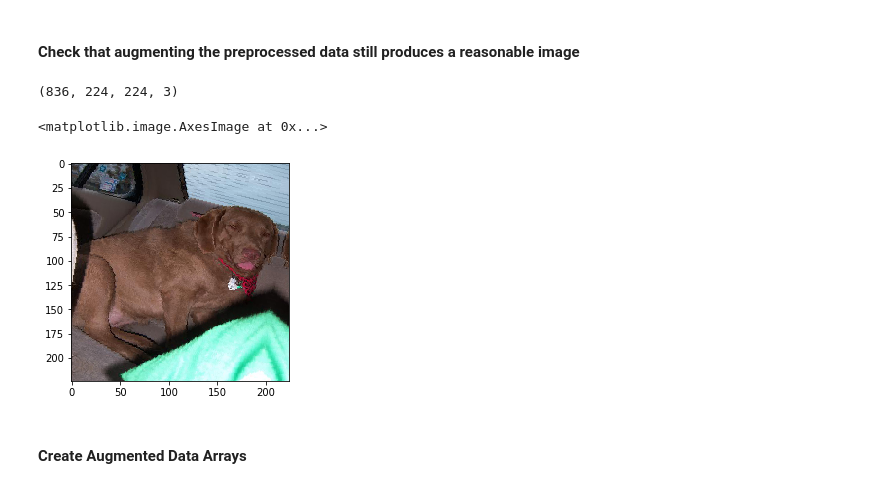
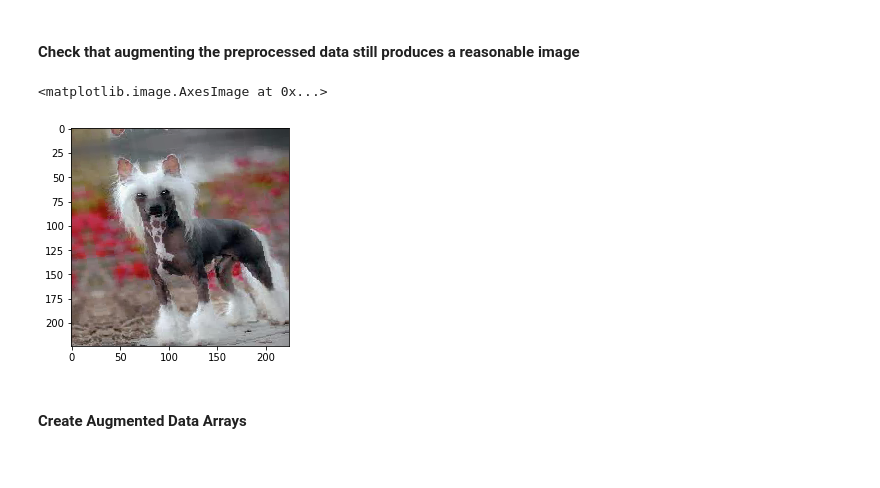
Before and after one commit to cidelab/dog-breed-classifier, a Jupyter notebook: dog_project_workbook.ipynb, the cells around one changed output. Drawn from its saved outputs; the diff is of its cells as text; code cells hidden in the pictures.

```diff
--- a/dog_project_workbook.ipynb
+++ b/dog_project_workbook.ipynb
@@ -146,9 +153,9 @@ def load_dataset(path):
     return dog_files, dog_targets
 
 # load train, test, and validation datasets
-breed_train_files, breed_train_targets = load_dataset('dogImages/train')
-breed_valid_files, breed_valid_targets = load_dataset('dogImages/valid')
-breed_test_files, breed_test_targets = load_dataset('dogImages/test')
+breed_train_files, breed_train_labels = load_dataset('dogImages/train')
+breed_valid_files, breed_valid_labels = load_dataset('dogImages/valid')
+breed_test_files, breed_test_labels = load_dataset('dogImages/test')
 
 # load list of dog names
 dog_names = [item[20:-1] for item in sorted(glob("dogImages/train/*/"))]
@@ -248,6 +257,10 @@ plt.imshow(retest[0]/255)
 # %% [output]
 <matplotlib.image.AxesImage at 0x...>
 [figure]
+# %%
+breed_train_pp = imagenet_prep(breed_train_tensors)
+breed_valid_pp = imagenet_prep(breed_valid_tensors)
+breed_test_pp = imagenet_prep(breed_test_tensors)
 # %% [markdown]
 #### Create Generator for Augment Training Data
 # %%
@@ -262,3 +275,5 @@ training_generator = ImageDataGenerator(rescale=1.,
                                         fill_mode="reflect")
 
 validation_generator = ImageDataGenerator(rescale=1)
+# %%
+training_data = training_generator.flow(breed_train_pp, breed_train_labels, 32)
@@ -265,4 +282,2 @@ validation_generator = ImageDataGenerator(rescale=1)
 # %% [markdown]
 #### Check that augmenting the preprocessed data still produces a reasonable image
-# %%
-training_data = training_generator.flow(test, breed_test_targets, 32)
@@ -285,12 +284,8 @@ for data, labels in training_data:
-# %%
-aug_data
-# %% [output]
-(836, 224, 224, 3)
 # %%
-aug_test_up = unprocess(aug_test_p)
+aug_test_up = unprocess(training_data[0][0])
 plt.imshow(aug_test_up[0]/255)
 # %% [output]
 <matplotlib.image.AxesImage at 0x...>
-[figure, old version]
+[figure, new version]
 # %% [markdown]
 #### Create Augmented Data Arrays
```
Also changed, not shown: parts of 31 cells of this notebook.
